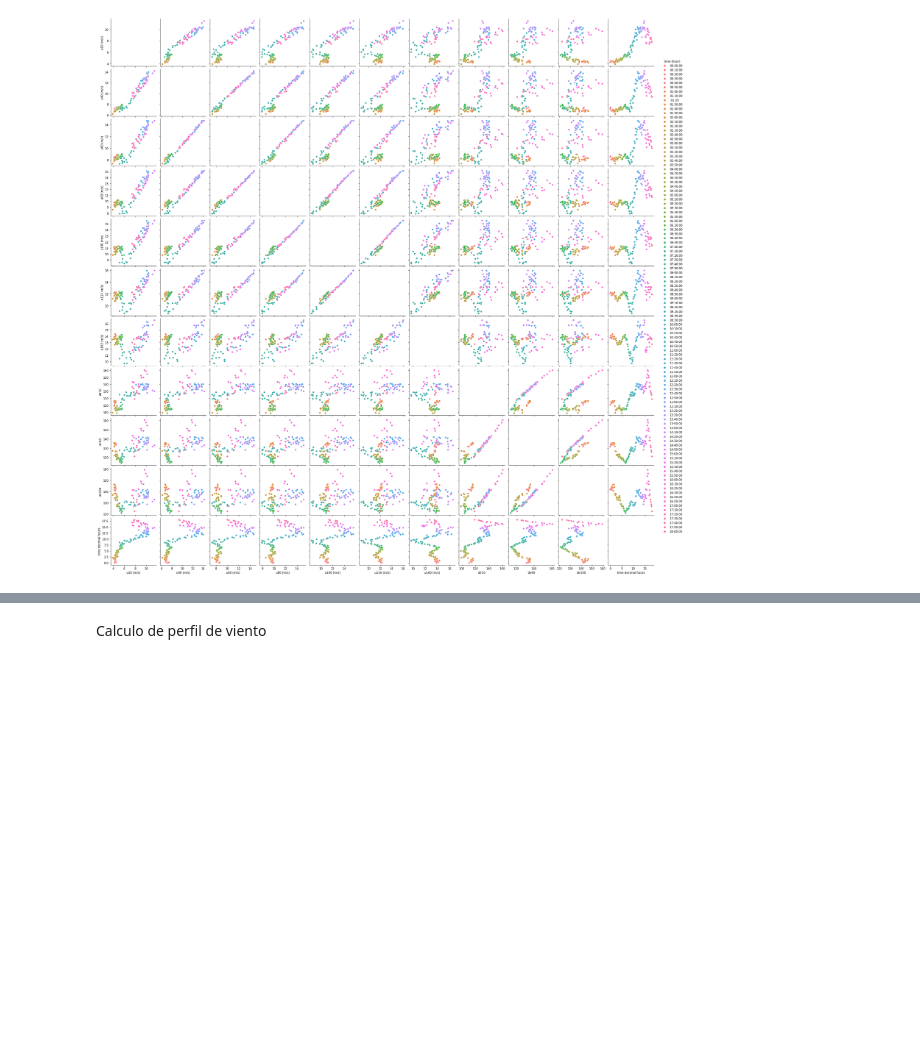
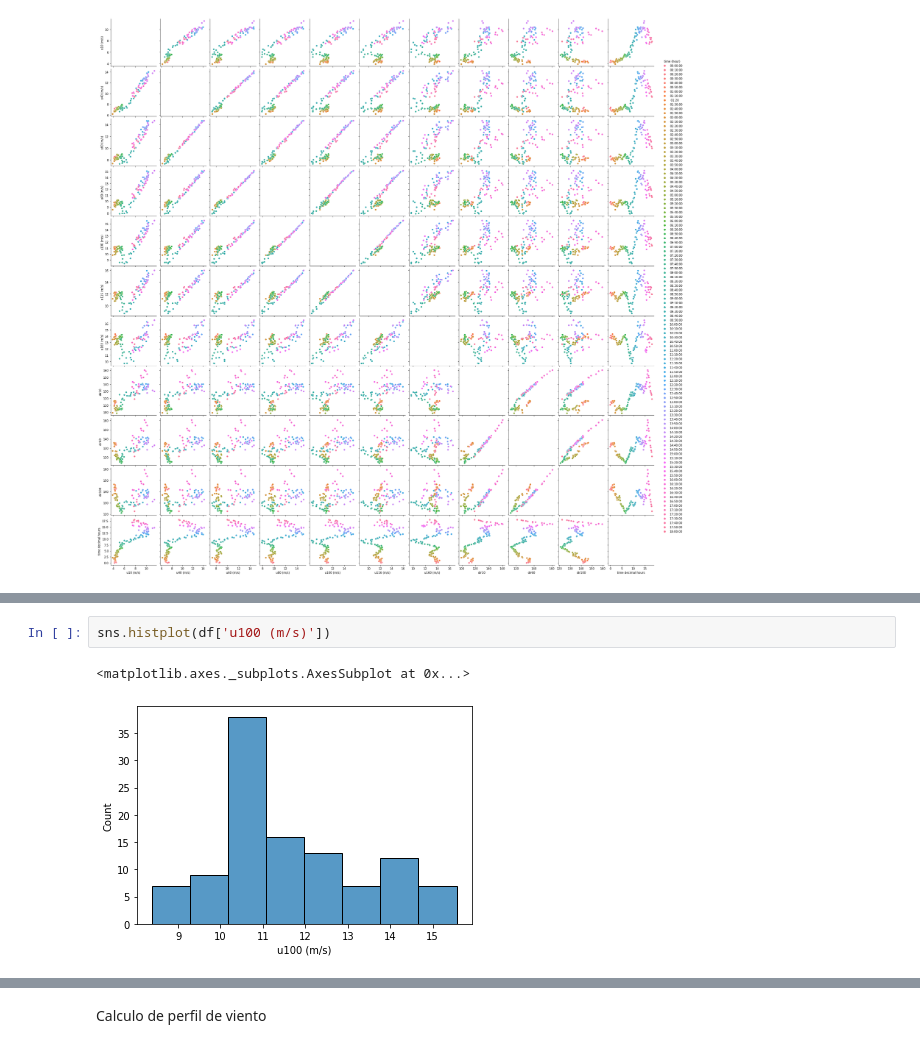
Before and after one commit to mteoraso/ML_Practice, a Jupyter notebook: Wind_energy.ipynb, the cells around one changed output, grey strips where cells are left out. Saved outputs shown, nothing was run; the diff lists cells and outputs as text; blank space fills up the shorter version.

```diff
--- a/Wind_energy.ipynb
+++ b/Wind_energy.ipynb
@@ -123,0 +149,5 @@ hm=sns.heatmap(covariance_matrix,
+# %%
+sns.histplot(df['u100 (m/s)'])
+# %% [output]
+<matplotlib.axes._subplots.AxesSubplot at 0x...>
+[figure, added]
```
Also changed, not shown: parts of 13 cells of this notebook.
